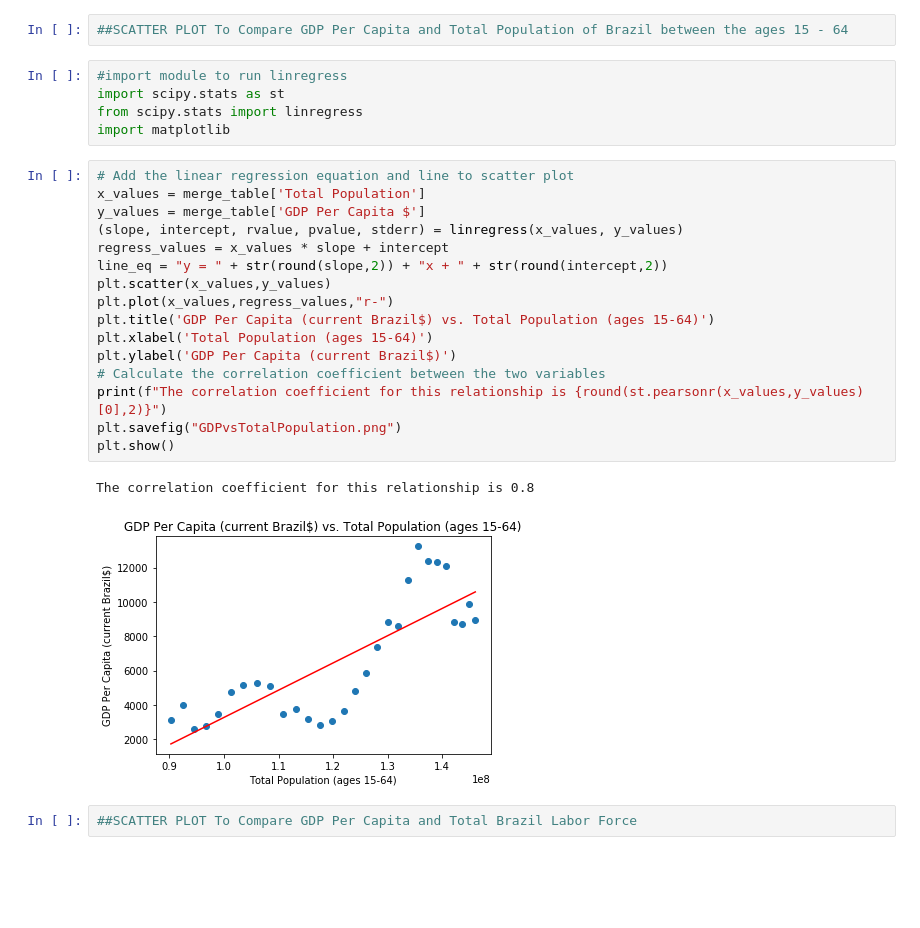
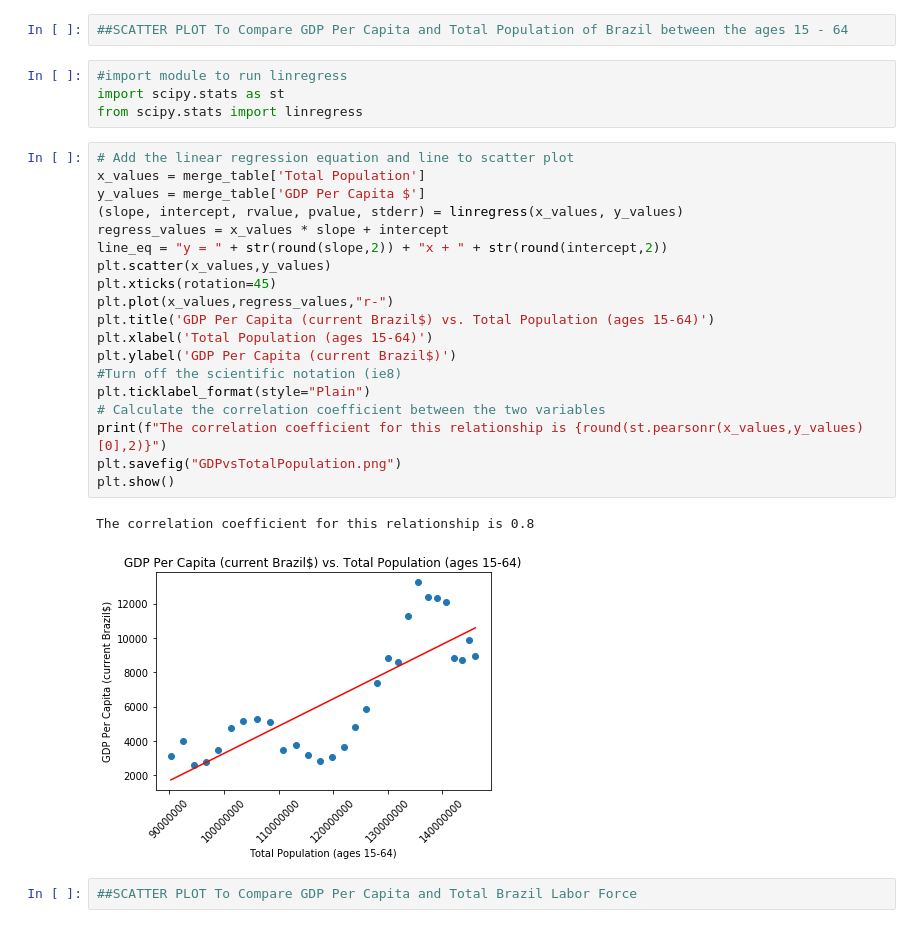
Before and after one commit to tbarger6/project-one, a Jupyter notebook: Brazil_GDP__Pop_LaborForce_gl.ipynb, the cells around one changed output. Cells and saved outputs as stored; diff of their text form; blank space fills up the shorter version.

```diff
--- a/Brazil_GDP__Pop_LaborForce_gl.ipynb
+++ b/Brazil_GDP__Pop_LaborForce_gl.ipynb
@@ -355,26 +355,28 @@ dtype: object
 #import module to run linregress
 import scipy.stats as st
 from scipy.stats import linregress
-import matplotlib
 # %%
 # Add the linear regression equation and line to scatter plot
 x_values = merge_table['Total Population']
 y_values = merge_table['GDP Per Capita $']
 (slope, intercept, rvalue, pvalue, stderr) = linregress(x_values, y_values)
 regress_values = x_values * slope + intercept
 line_eq = "y = " + str(round(slope,2)) + "x + " + str(round(intercept,2))
 plt.scatter(x_values,y_values)
+plt.xticks(rotation=45)
 plt.plot(x_values,regress_values,"r-")
 plt.title('GDP Per Capita (current Brazil$) vs. Total Population (ages 15-64)')
 plt.xlabel('Total Population (ages 15-64)')
 plt.ylabel('GDP Per Capita (current Brazil$)')
+#Turn off the scientific notation (ie8)
+plt.ticklabel_format(style="Plain")
 # Calculate the correlation coefficient between the two variables
 print(f"The correlation coefficient for this relationship is {round(st.pearsonr(x_values,y_values)[0],2)}")
 plt.savefig("GDPvsTotalPopulation.png")
 plt.show()
 # %% [output]
 The correlation coefficient for this relationship is 0.8
-[figure, old version]
+[figure, new version]
 # %%
 ##SCATTER PLOT To Compare GDP Per Capita and Total Brazil Labor Force
 # %%
```
Also changed, not shown: parts of 1 cell of this notebook, 2 other files.
